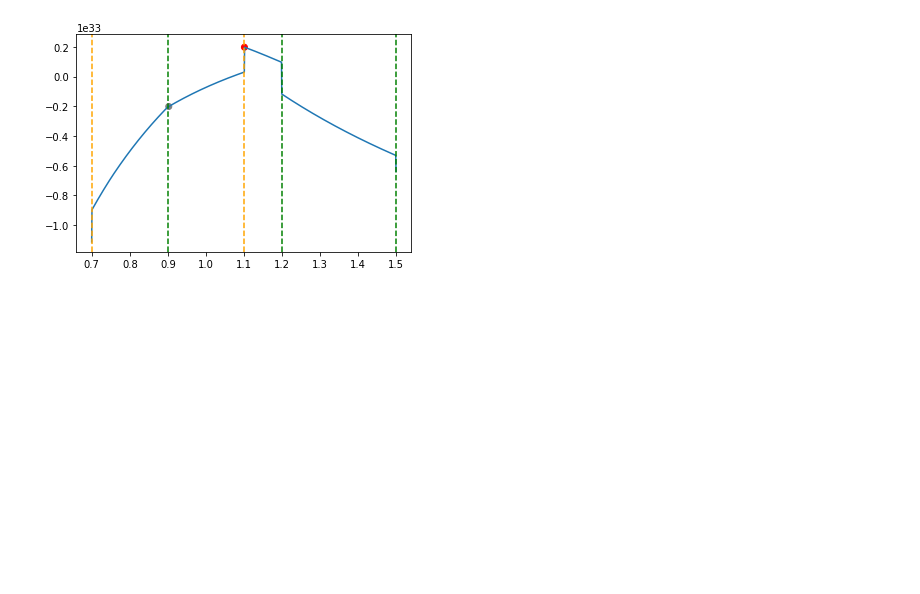
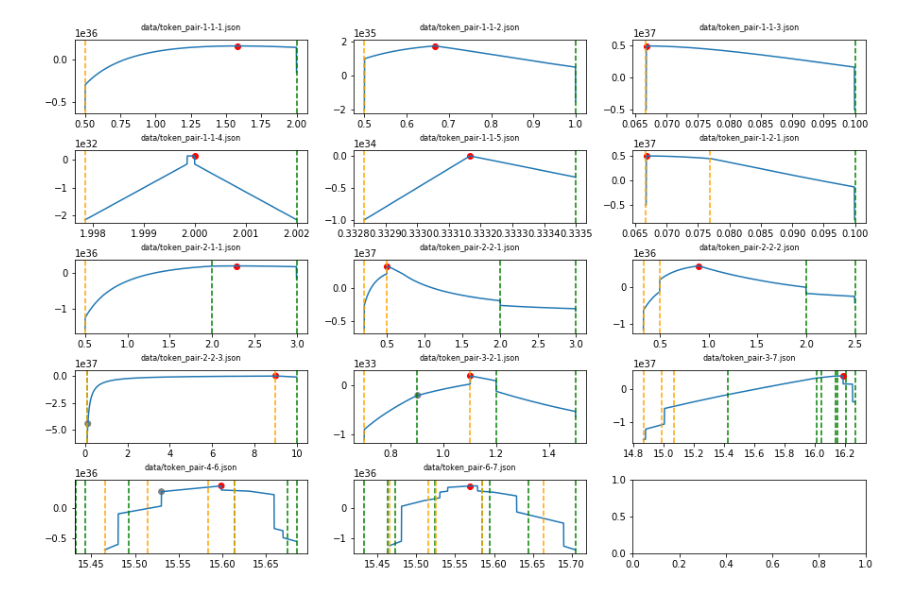
Before and after one commit to gnosis/dex-open-solver, a Jupyter notebook: notebook.ipynb, the cells around one changed output. Cells and saved outputs as stored; diff of their text form; code cells hidden in the pictures; blank space fills up the shorter version.

```diff
--- a/notebook.ipynb
+++ b/notebook.ipynb
@@ -86,37 +86,37 @@ def plot_one(fname):
     plot_instance(plt, b_orders, s_orders)
 
 def plot_grid(fnames, max_plots_per_row=3):
     f, axs = plt.subplots(
         ceil(len(fnames) / max_plots_per_row),
         max_plots_per_row,
         gridspec_kw={
             "wspace": .2,
             "hspace": .5
         },
         figsize=[15, 10]
     )
     for i, fname in enumerate(fnames):
         b_orders, s_orders = load_problem(fname)
         ax = axs[i // max_plots_per_row, i % max_plots_per_row]
         ax.set_title(fname, fontdict={'fontsize': 8}, pad=10)
         plot_instance(
             ax,
             b_orders,
             s_orders
         )
     return f
 
 def get_fnames(subdir="data"):
     import glob
     return sorted(glob.glob(subdir + "/*.json"))
 
-#fig = plot_grid(get_fnames())
+fig = plot_grid(get_fnames())
 #fig.savefig("obj_zoo.pdf", bbox_inches='tight')
-fname="data/token_pair-3-2-1.json"
+#fname="data/token_pair-3-2-1.json"
 #fname="../dex-solver/results/01_instance_int.json"
-plot_one(fname)
+#plot_one(fname)
 # %% [output]
-[figure, old version]
+[figure, new version]
 # %%
 s . b s b
 s b . s b
```
Also changed, not shown: 5 other files.
